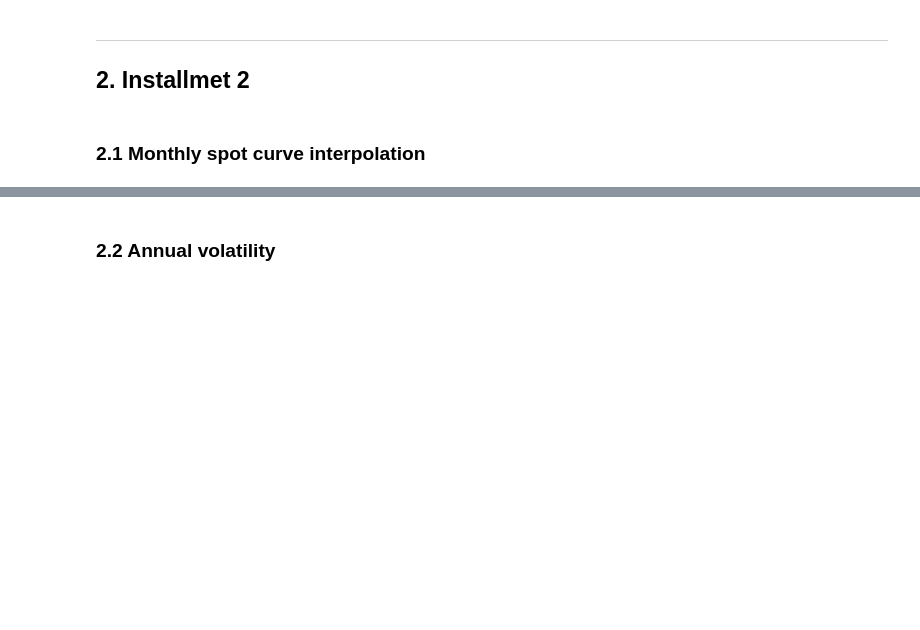
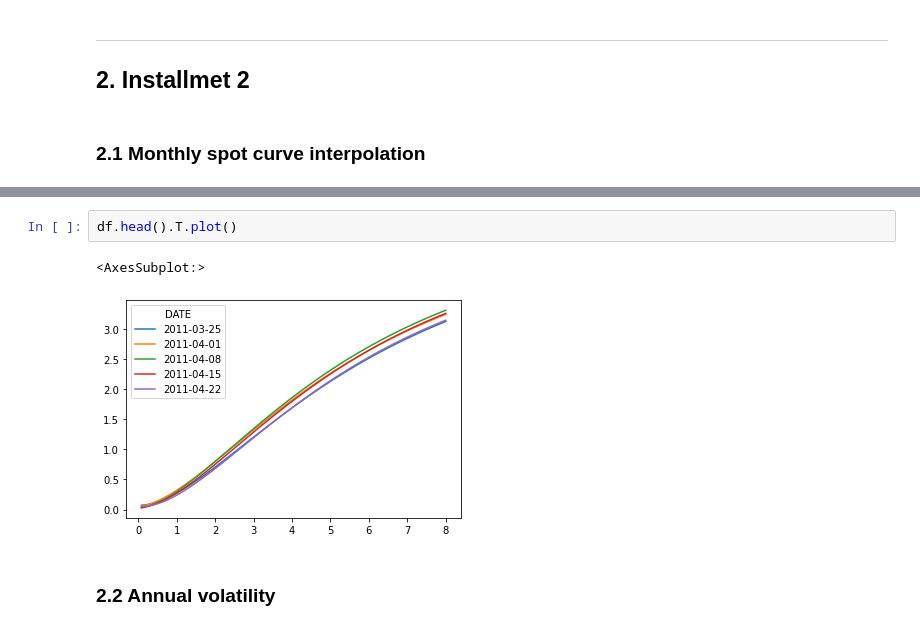
Before and after one commit to Clarence1027/IRD-pricer, a Jupyter notebook: report.ipynb, the cells around one changed output, grey strips where cells are left out. Drawn from its saved outputs; the diff is of its cells as text; blank space fills up the shorter version.

```diff
--- a/report.ipynb
+++ b/report.ipynb
@@ -88,3 +133,8 @@ def interpolation(x,y,tenor):
+# %%
+df.head().T.plot()
+# %% [output]
+<AxesSubplot:>
+[figure, added]
 # %% [markdown]
 ### 2.2 Annual volatility
 # %%
```
Also changed, not shown: parts of 15 cells of this notebook, 4 other files.
